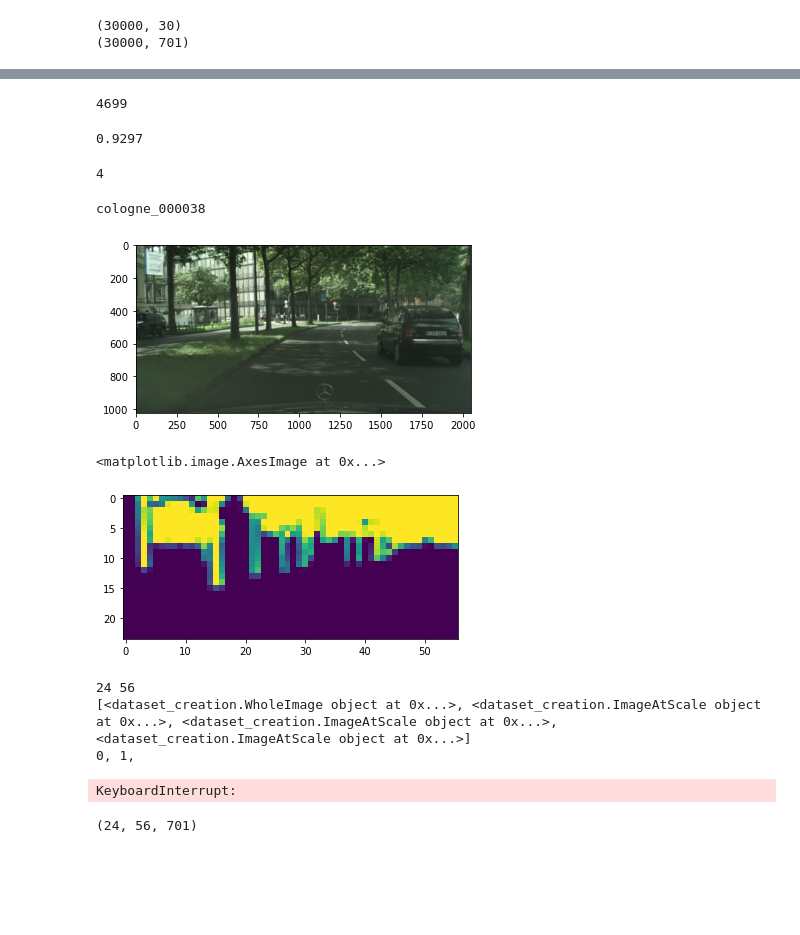
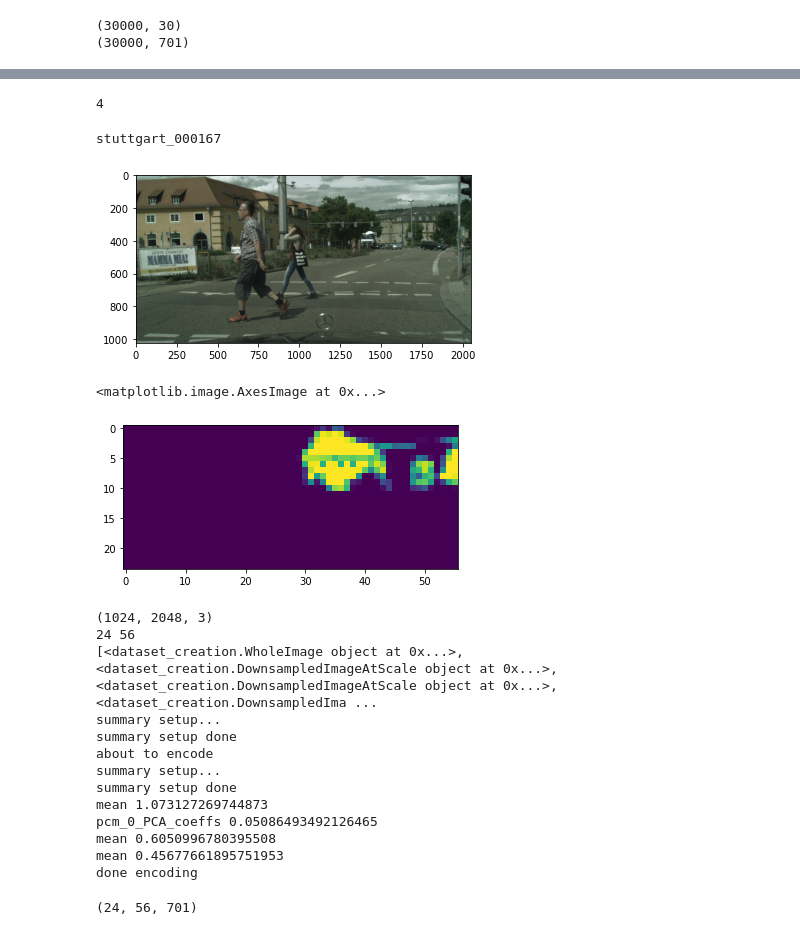
Before and after one commit to benthehuman1/UW-Vision-Segmentation, a Jupyter notebook: toy_segmentation.ipynb, the cells around one changed output, grey strips where cells are left out. Cells and saved outputs as stored; diff of their text form; code cells hidden in the pictures; blank space fills up the shorter version.

```diff
--- a/toy_segmentation.ipynb
+++ b/toy_segmentation.ipynb
@@ -63,7 +56,0 @@ tiny_features_normalized.shape
-# %%
-foliage_index = 21
-foliage_composition = dataset.labels[:, foliage_index]
-majority_foliage_mask = foliage_composition > 0.5
-print(majority_foliage_mask.sum()) # 4699 of 30000 features are mostly foliage.. sounds a bit high but whatever.
-# %% [output]
-4699
@@ -75,7 +57,3 @@ gpc = KNeighborsClassifier(3).fit(tiny_features_normalized, majority_foliage_mas
-# %%
-gpc.score(tiny_features_normalized, majority_foliage_mask)
-# %% [output]
-0.9297
 # %%
 def anchor_grid(largest_scale: int, smallest_scale: int) -> List[List[Tuple[int, int]]]:
     CITYSCAPES_Y = 1024
@@ -179,31 +187,40 @@ aceneid, img = cityscapes_helper.loadRandomVisualInfo()
 # %% [output]
 4
 # %%
-#(scene_id, (vis, sem)) = cityscapes_helper.loadRandomScene()
-scene_id = "cologne_000038"
+(scene_id, (vis, sem)) = cityscapes_helper.loadRandomScene()
+#scene_id = "cologne_000038"
 vis = cityscapes_helper.loadVisualInfo(scene_id)
 print(scene_id)
 display_rgb(vis)
 # %% [output]
-cologne_000038
+stuttgart_000167
-[figure, old version]
+[figure, new version]
 # %%
-cologne_000038_semantic_grid = semantic_composition_grid(scene_id, s)
+cologne_000038_semantic_grid = semantic_composition_grid(scene_id, scales)
 cologne_000038_semantic_grid.shape
 
 foliage_semantic_map = cologne_000038_semantic_grid[:, :, 21]
 fig, ax = plt.subplots()
 ax.imshow(foliage_semantic_map)
 # %% [output]
 <matplotlib.image.AxesImage at 0x...>
-[figure, old version]
+[figure, new version]
 # %%
-cologne_000038_feature_grid = feature_grid(scene_id, multiscaleEncoder, s)
+cologne_000038_feature_grid = feature_grid(scene_id, multiscaleEncoder, scales, downsample_factors)
 # %% [output]
+(1024, 2048, 3)
 24 56
-[<dataset_creation.WholeImage object at 0x...>, <dataset_creation.ImageAtScale object at 0x...>, <dataset_creation.ImageAtScale object at 0x...>, <dataset_creation.ImageAtScale object at 0x...>]
-0, 1,
+[<dataset_creation.WholeImage object at 0x...>, <dataset_creation.DownsampledImageAtScale object at 0x...>, <dataset_creation.DownsampledImageAtScale object at 0x...>, <dataset_creation.DownsampledIma ...
+summary setup...
+summary setup done
+about to encode
+summary setup...
+summary setup done
+mean 1.073127269744873
+pcm_0_PCA_coeffs 0.05086493492126465
+mean 0.6050996780395508
+mean 0.45677661895751953
+done encoding
-KeyboardInterrupt:
 # %%
 cologne_000038_feature_grid.shape
 # %% [output]
```
Also changed, not shown: parts of 14 cells of this notebook, 4 other files.
